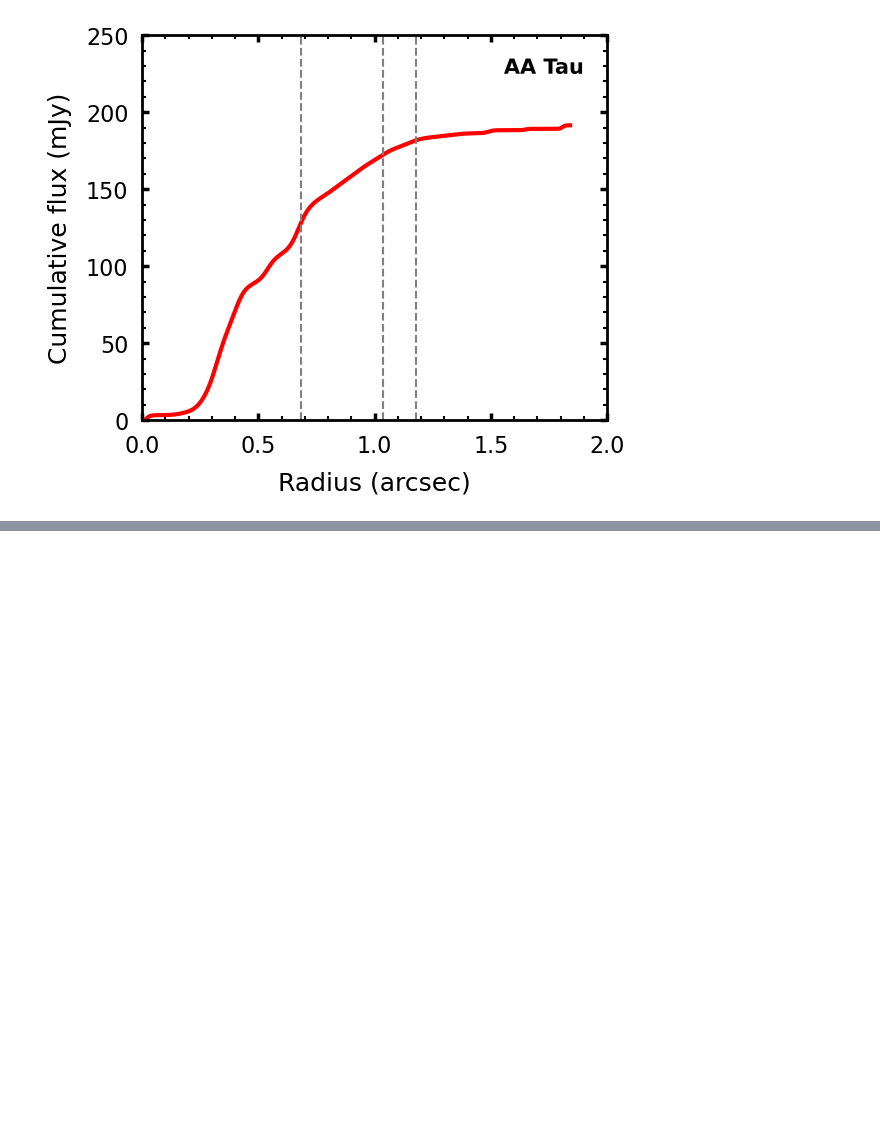
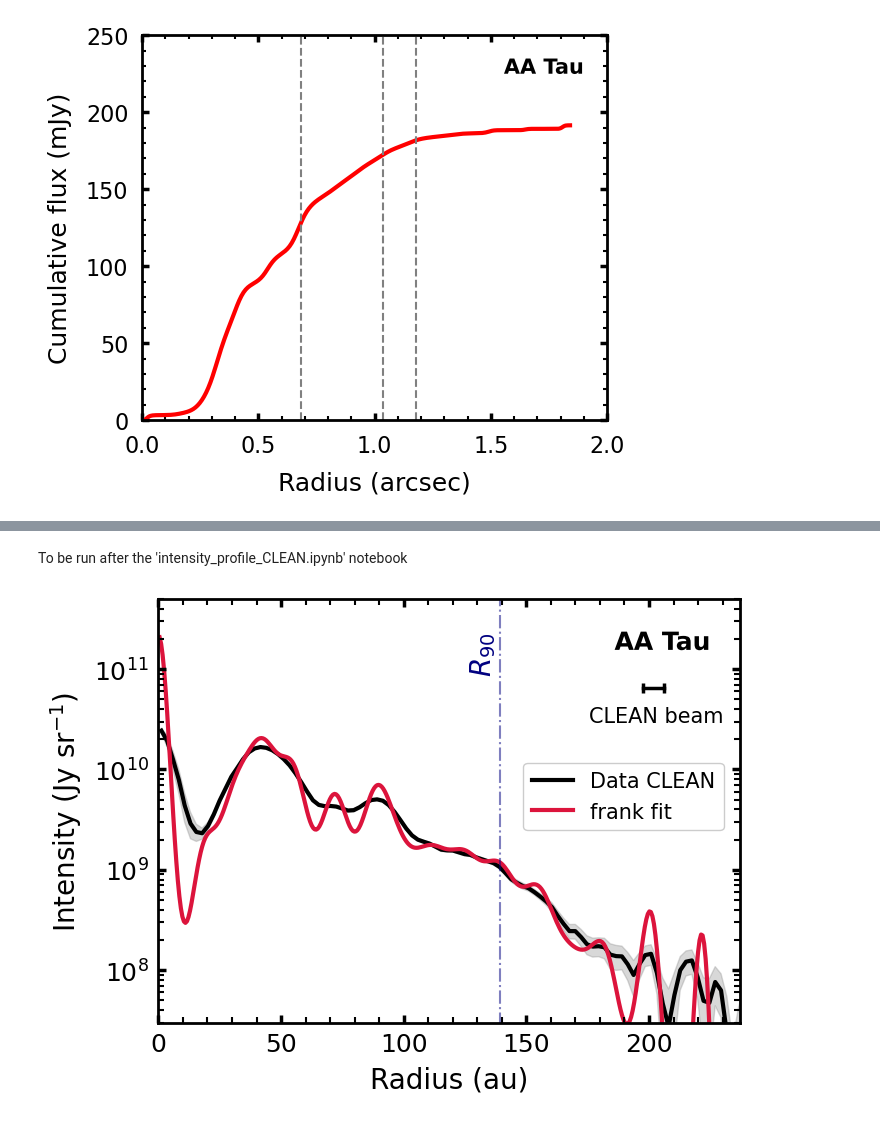
Before and after one commit to pcurone/exoALMA_continuum_pipeline, a Jupyter notebook: analysis/intensity_profile_radii_frank_fit.ipynb, the cells around one changed output, grey strips where cells are left out. Saved outputs shown, nothing was run; the diff lists cells and outputs as text; code cells hidden in the pictures; blank space fills up the shorter version.

```diff
--- a/analysis/intensity_profile_radii_frank_fit.ipynb
+++ b/analysis/intensity_profile_radii_frank_fit.ipynb
@@ -172,0 +179,80 @@ for axis in ['top', 'bottom', 'left', 'right']:
+# %% [markdown]
+To be run after the 'intensity_profile_CLEAN.ipynb' notebook
+# %%
+robust = -0.5
+
+CLEAN_profile = np.loadtxt(f'{target}_CLEAN_profile_robust{robust}.txt')
+r_clean_arcsec = CLEAN_profile[:,0]
+r_clean_au = CLEAN_profile[:,1]
+I_clean_jy_sr = CLEAN_profile[:,6]
+dI_clean_jy_sr = CLEAN_profile[:,7]
+
+frank_radii = np.loadtxt(f'{target}_continuum_radii_frank_fit.txt')
+R90_arcsec = frank_radii[1,1]
+R90_au = frank_radii[0,1]
+
+# If the frank fit bootstrap has been run
+# frank_error = np.loadtxt(f'../frank_fit/frank_fit_bootstrap/{target}_uncertainty_frank_profile.txt')
+# %%
+fig = plt.figure(figsize=(7.5,5.5))
+ax =fig.add_subplot()
+
+ymax = 5e11
+ymin = 3e7
+xmax = R90_au * 1.7
+xindex_ticks = 50
+
+
+ax.fill_between(r_clean_au, I_clean_jy_sr-dI_clean_jy_sr, I_clean_jy_sr+dI_clean_jy_sr, color='gray', alpha=0.3, zorder=1)
+ax.plot(r_clean_au, I_clean_jy_sr, 'k', lw=3, label='Data CLEAN', zorder=1)
+ax.plot(r_frank*distance_pc, Inu_frank, 'crimson', lw=3, label='frank fit', zorder=1)
+
+# If the frank fit bootstrap has been run
+# ax.fill_between(r_frank*distance_pc, Inu_frank-frank_error, Inu_frank+frank_error, color='crimson', alpha=0.15, zorder=1)
+
+# indicate R90
+ax.vlines(R90_au, ymin/3, ymax*30, linestyle='dashdot', color='navy', lw=1.5, alpha=0.5)
+
+# indicate beam FWHM
+bmaj = np.loadtxt(f'../frank_fit/CLEAN/robust{robust}/Info_image_data_{target}_robust{robust}.txt')[0]
+bmin = np.loadtxt(f'../frank_fit/CLEAN/robust{robust}/Info_image_data_{target}_robust{robust}.txt')[1]
+mean_beam_au = (bmaj+bmin)/2 * distance_pc
+y_pos_beam = 10 ** (np.log10(ymin) + 0.79 * (np.log10(ymax) - np.log10(ymin)))
+ax.plot([xmax/1.2, xmax/1.2+mean_beam_au], [y_pos_beam, y_pos_beam], color='k', lw=2.5, marker='|', markersize=7, markeredgewidth=2.5)
+
+ax.set_xlim([0, xmax])
+
+if xindex_ticks == 100 or xindex_ticks == 50 or xindex_ticks == 10:
+    minor_xindex_ticks = xindex_ticks/5
+elif xindex_ticks == 30:
+    minor_xindex_ticks = xindex_ticks/3
+elif xindex_ticks == 20:
+    minor_xindex_ticks = xindex_ticks/4
+
+ax.xaxis.set_major_locator(MultipleLocator(xindex_ticks))
+ax.xaxis.set_minor_locator(MultipleLocator(minor_xindex_ticks))
+
+ax.tick_params(which='major',axis='both',right=True,top=True, labelsize=18, pad=7,width=2.5, length=6,direction='in',color='k')
+ax.tick_params(which='minor',axis='both',right=True,top=True, labelsize=18, pad=7,width=1.5, length=4,direction='in',color='k')
+
+ax.legend(fontsize=15, bbox_to_anchor=(0.61, 0.43), framealpha=1)
+ax.text(R90_au-13, 1e11,'$R_{90}$', rotation=90, fontsize=20, color='navy')
+ax.text(xmax/1.2-22, 3e10,'CLEAN beam', fontsize=15, color='k')
+
+# Write source name
+ax.text(0.95, 0.88, s=target_label,
+        transform=ax.transAxes, color='k', fontsize=18, fontweight='bold',
+        path_effects=[patheffects.withStroke(linewidth=4, foreground="w")], ha='right')
+
+for side in ax.spines.keys():
+    ax.spines[side].set_linewidth(2)
+
+ax.set_yscale('log')
+ax.set_ylim([ymin, ymax])
+
+ax.set_xlabel('Radius (au)', fontsize = 20, labelpad=7)
+ax.set_ylabel('Intensity (Jy sr$^{-1}$)', fontsize = 20, labelpad=7)
+
+plt.savefig(f'{target}_intensity_profile_CLEAN_frank.pdf', bbox_inches='tight')
+# %% [output]
+[figure, added]
```
Also changed, not shown: parts of 4 cells of this notebook.
